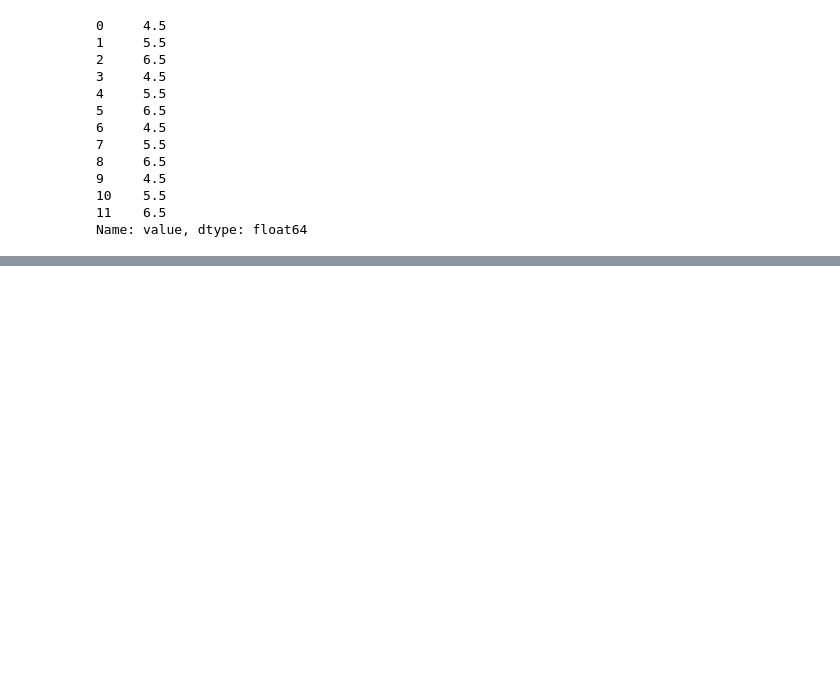
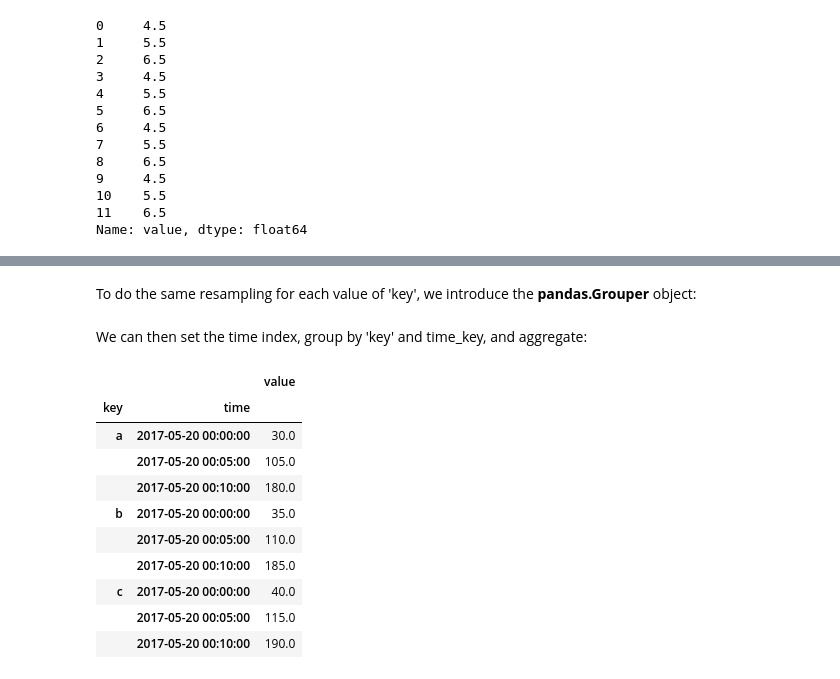
Before and after one commit to lucaslokchan/data-analysis, a Jupyter notebook: Python for Data Analysis/12_Advanced_pandas.ipynb, the cells around one changed output, grey strips where cells are left out. Cells and saved outputs as stored; diff of their text form; code cells hidden in the pictures; blank space fills up the shorter version.

```diff
--- a/Python for Data Analysis/12_Advanced_pandas.ipynb
+++ b/Python for Data Analysis/12_Advanced_pandas.ipynb
@@ -652,0 +732,2 @@ Name: value, dtype: float64
+# %% [markdown]
+To do the same resampling for each value of 'key', we introduce the **pandas.Grouper** object:
@@ -652,0 +736,2 @@ Name: value, dtype: float64
+# %% [markdown]
+We can then set the time index, group by 'key' and time_key, and aggregate:
@@ -652,0 +742,14 @@ Name: value, dtype: float64
+# %%
+resampled
+# %% [output]
+|  |  | value |
+| key | time |  |
+| a | 2017-05-20 00:00:00 | 30.0 |
+|  | 2017-05-20 00:05:00 | 105.0 |
+|  | 2017-05-20 00:10:00 | 180.0 |
+| b | 2017-05-20 00:00:00 | 35.0 |
+|  | 2017-05-20 00:05:00 | 110.0 |
+|  | 2017-05-20 00:10:00 | 185.0 |
+| c | 2017-05-20 00:00:00 | 40.0 |
+|  | 2017-05-20 00:05:00 | 115.0 |
+|  | 2017-05-20 00:10:00 | 190.0 |
```
Also changed, not shown: parts of 46 cells of this notebook.
